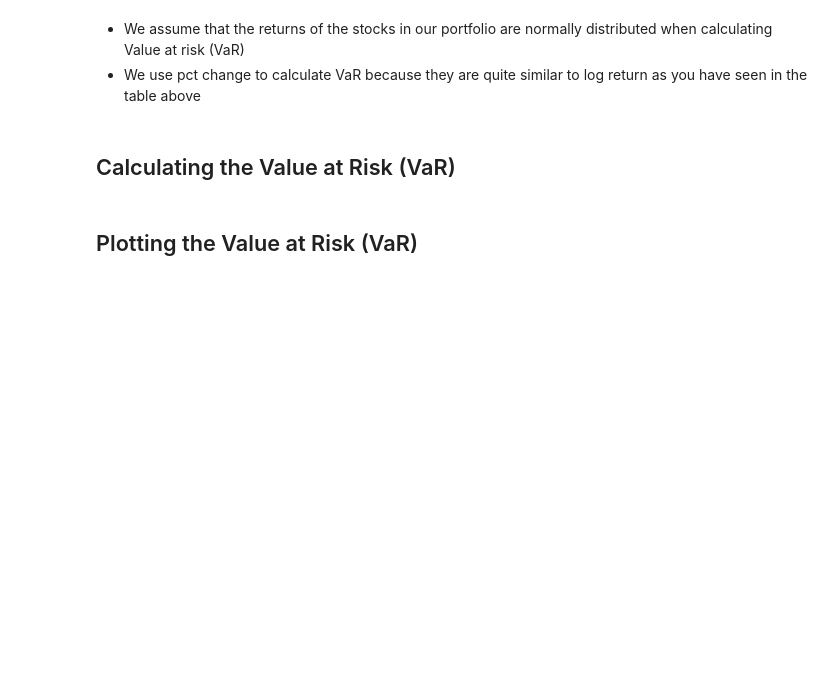
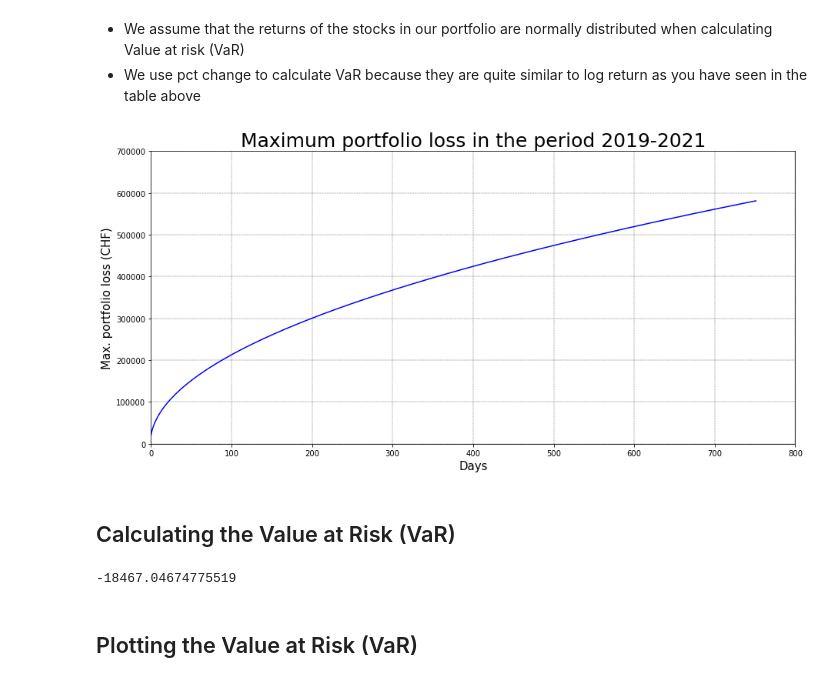
Before and after one commit to Darioschuerch/Project_MRWAM69.F2201_Marzer_Schuerch, a Jupyter notebook: Project/Project_MRWAM69.F2201_Marzer_Schuerch.ipynb, the cells around one changed output. Cells and saved outputs as stored; diff of their text form; code cells hidden in the pictures; blank space fills up the shorter version.

```diff
--- a/Project/Project_MRWAM69.F2201_Marzer_Schuerch.ipynb
+++ b/Project/Project_MRWAM69.F2201_Marzer_Schuerch.ipynb
@@ -447,8 +466,8 @@ Daten zeigen dass die Returns annähernd normalverteilt sind, somit dürfen wir
 portfolio_19 = ["NOVN.SW", "UBSG.SW", "NESN.SW", "CSGN.SW", "ABBN.SW"]
 weights_19 = np.array([.2, .2, .2, .2, .2])
 investment_19 = 1000000
-start_19 = datetime(2020,3,1)
-end_19 = datetime(2020,5,1)
+start_19 = datetime(2019,1,1)
+end_19 = datetime(2021,12,31)
 df_19 = pdr.get_data_yahoo(portfolio_19, start_19, end_19) ["Adj Close"]
 returns_19 = df_19.pct_change()
 #print(returns)
@@ -462,39 +481,41 @@ mean_returns_19 = returns_19.mean()
 
 #calculate mean returns for the portfolio and normalize against investments weights
 mean_portfolio_19 = mean_returns_19.dot(weights_19)
 
 #Standard deviation of the portfolio
 std_portfolio_19 = np.sqrt(weights_19.T.dot(cov_matrix_19).dot(weights_19))
 
 #Mean of investment
 mean_investment_19 = (1+mean_portfolio_19) * investment_19
 
 #Standard deviation of investment
 std_investment_19 = investment_19 * std_portfolio_19
 
 #Confidenceinterval (95%)
 alpha_19 = 0.05
-var_cutoff_19 = norm.ppf(alpha_19, mean_investment_19, std_investment_19) #normal cumulative distribution
+var_cutoff_19 = norm.ppf(alpha_19, mean_investment_19, std_investment_19) #normal cumulatice distribution
 Var_19 = investment_19 - var_cutoff_19
 #print(Var_19)
 
-#Calculate VaR over 2 months
+#Calculate VaR over 3 Years
 Var_array_19= []
-days_19 = int(60)
+days_19 = int(752)
 for x in range(1, days_19+1):
     Var_array_19.append(np.round(Var_19 * np.sqrt(x), 2))
     # acitvate code to see VaR over 2 months
-    #print(str(x) + " day VaR @ 95% confidence: " + str(np.round(Var_19 * np.sqrt(x), 2)))
+    #print(str(x) + " day VaR @ 95% confidence: " + str(np.round(Var_19 * np.sqrt(x),
 
 
 plt.figure(figsize=(15,7))
 plt.xlabel("Days", fontsize = 15)
 plt.ylabel("Max. portfolio loss (CHF)", fontsize = 15)
-plt.xlim(0,70)
+plt.xlim(0,800)
 plt.ylim(0,700_000)
-plt.title("Maximum portfolio loss over two months", fontsize = 25)
+plt.title("Maximum portfolio loss in the period 2019-2021", fontsize = 25)
 plt.plot(Var_array_19, "b")
 plt.grid(which="major", color="k", linestyle="-.", linewidth=0.3)
+# %% [output]
+[figure, added]
 # %% [markdown]
 ## Calculating the Value at Risk (VaR)
 # %%
@@ -502,6 +523,8 @@ returns_19 = returns_19.fillna(0.0)
 portfolio_returns_19 = returns_19.iloc[-days_19:].dot(weights_19)
 VaR_19 = np.percentile(portfolio_returns_19, 100 * (alpha_19)) * investment_19
 print(VaR_19)
+# %% [output]
+-18467.04674775519
 # %% [markdown]
 ## Plotting the Value at Risk (VaR)
 # %%
```
Also changed, not shown: parts of 17 cells of this notebook, 1 other file.
